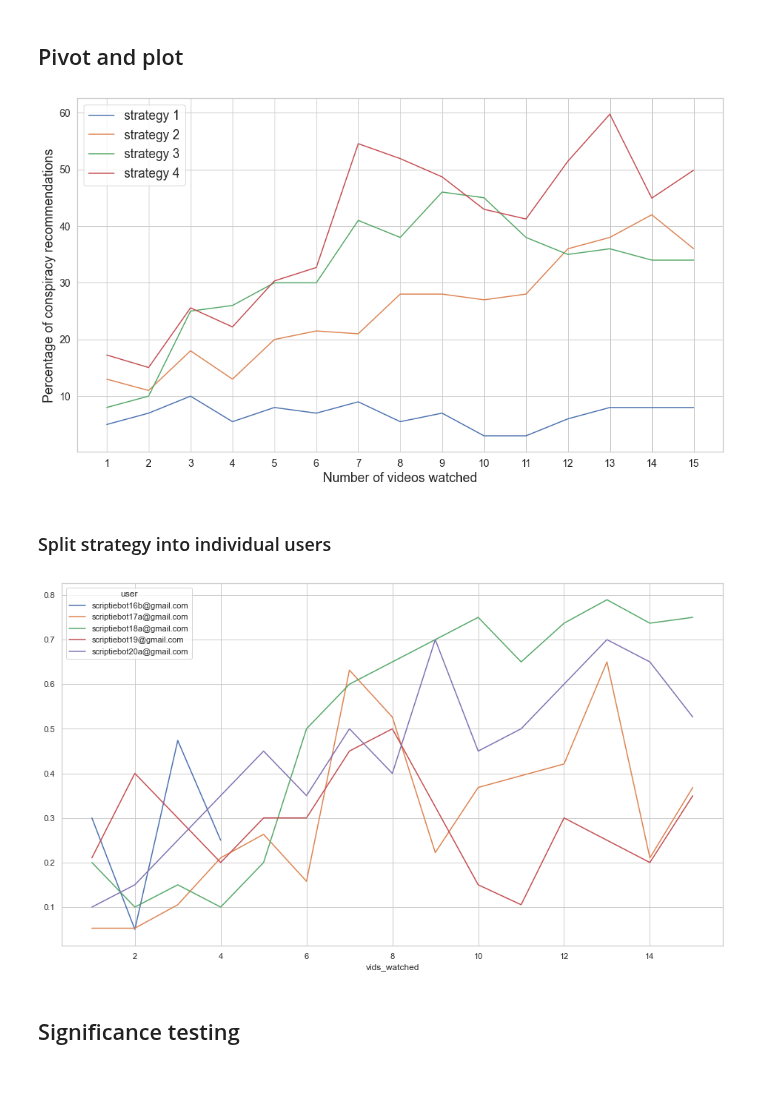
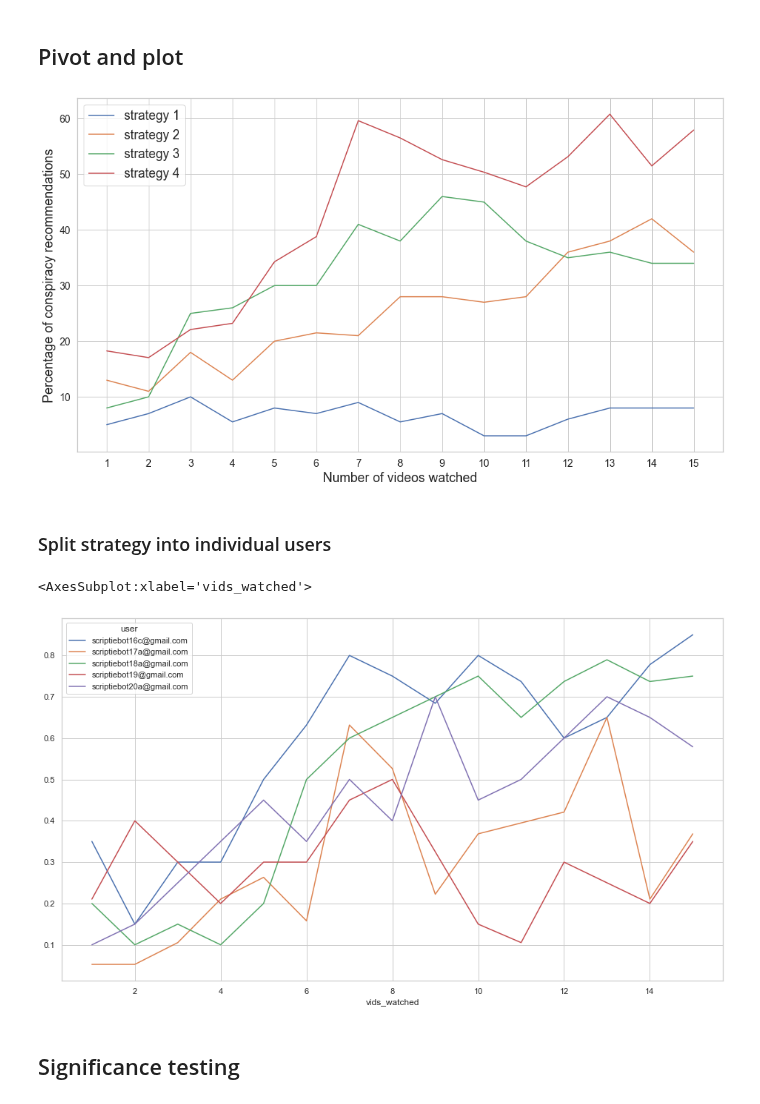
Before and after one commit to Roan-Schellingerhout/YouTube_conspiracy_paper, a Jupyter notebook: Machine Learning/Predictions.ipynb, the cells around one changed output. Saved outputs shown, nothing was run; the diff lists cells and outputs as text; code cells hidden in the pictures.

```diff
--- a/Machine Learning/Predictions.ipynb
+++ b/Machine Learning/Predictions.ipynb
@@ -80,7 +71,19 @@ predictions_1.mean(), predictions_2.mean(), predictions_3.mean(), predictions_4.
-# %%
-recs_1["conspiracy_pred"] = predictions_1
-recs_2["conspiracy_pred"] = predictions_2
-recs_3["conspiracy_pred"] = predictions_3
-recs_4["conspiracy_pred"] = predictions_4
+# %%
+try:
+    combined = pd.read_csv("predicted.csv")
+except:
+    recs_1["conspiracy_pred"] = svm.predict(recs_tfidf_1)
+    recs_2["conspiracy_pred"] = svm.predict(recs_tfidf_2)
+    recs_3["conspiracy_pred"] = svm.predict(recs_tfidf_3)
+    recs_4["conspiracy_pred"] = svm.predict(recs_tfidf_4)
+
+    recs_1["strategy"] = "strategy 1"
+    recs_2["strategy"] = "strategy 2"
+    recs_3["strategy"] = "strategy 3"
+    recs_4["strategy"] = "strategy 4"
+
+    combined = pd.concat([recs_1, recs_2, recs_3, recs_4], ignore_index=True)
+
+    combined.to_csv("predicted.csv")
 # %% [markdown]
 ## Aggregates
@@ -95,7 +91,7 @@ combined = pd.concat([recs_1, recs_2, recs_3, recs_4], ignore_index=True)
 # Select useful columns
 combined = combined[["user", "strategy", "vids_watched",
                      "views", "likes", "dislikes",
-                     "duration", "conspiracy_pred"]].copy()
+                     "duration", "full_text", "conspiracy_pred"]].copy()
 # %%
 def to_seconds(duration):
     times = re.findall("\d+", duration)[::-1]
@@ -114,42 +110,42 @@ sns.set_theme(style="whitegrid")
 # Pivot
 pivot = pd.pivot_table(combined,
                        index = ("strategy", "user"),
                        columns = "vids_watched",
                        values = "conspiracy_pred",
                        aggfunc = np.mean)
 
 # Fill na with average of previous and next cell in column
-pivot = (pivot.fillna(method="ffill", axis = 1) + pivot.fillna(method="bfill", axis = 1)) / 2
 pivot = (pivot.fillna(method="ffill", axis = 1) + pivot.fillna(method="bfill", axis = 1)) / 2
 
 grouped = pivot.groupby("strategy").mean()
 
 # Plot
 plt.figure(figsize=(16,9))
 
 x = grouped.columns
 y = grouped.values * 100
 labels = ["strategy 1", "strategy 2", "strategy 3", "strategy 4"]
 
 for y_val, label in zip(y, labels):
     plt.plot(x, y_val, label=label);
 
 plt.xticks(np.arange(1, 16, 1), fontsize=14)
 plt.yticks(fontsize=14)
 
 plt.xlabel("Number of videos watched", fontsize=18);
 plt.ylabel("Percentage of conspiracy recommendations", fontsize=18);
 
 plt.legend(loc="upper left", prop = {"size": 17.5})
-plt.show()
+plt.savefig('conspiracy_recs.pdf')
 # %% [output]
-[figure, old version]
+[figure, new version]
 # %% [markdown]
 ### Split strategy into individual users
 # %%
-pivot.loc["strategy 4"].T.plot(figsize=(16,9));
+pivot.loc["strategy 4"].T.plot(figsize=(16,9))
 # %% [output]
+<AxesSubplot:xlabel='vids_watched'>
-[figure, old version]
+[figure, new version]
 # %% [markdown]
 ## Significance testing
 # %%
```
Also changed, not shown: parts of 16 cells of this notebook, 5 other files.
